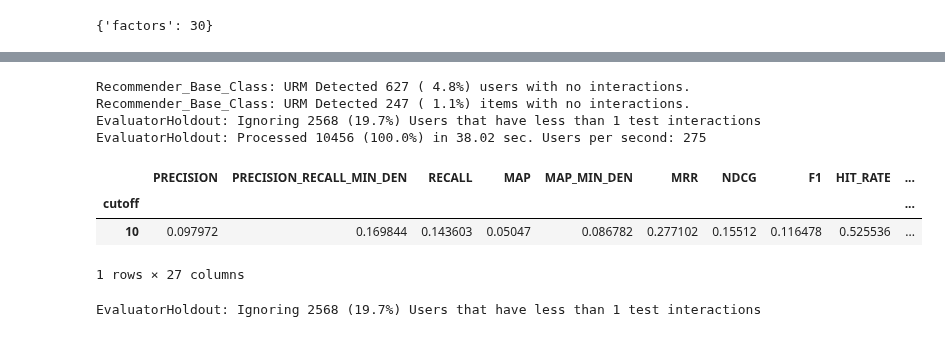
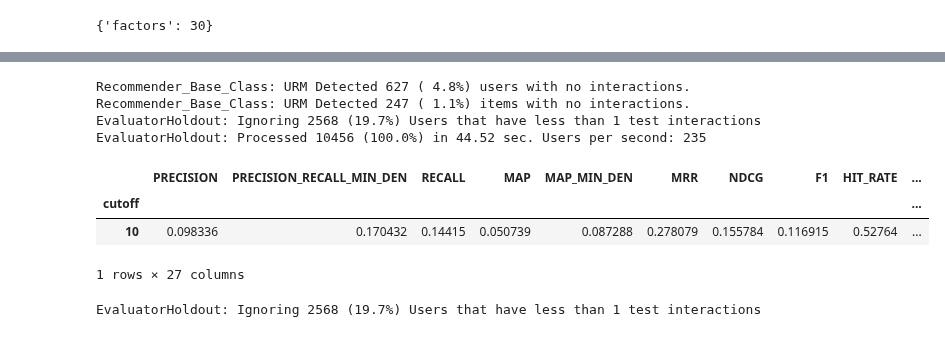
Before and after one commit to CarloSgaravatti/Recsys_Challenge_2023, a Jupyter notebook: challenge_notebooks/linear-combination.ipynb, the cells around one changed output, grey strips where cells are left out. Drawn from its saved outputs; the diff is of its cells as text; code cells hidden in the pictures.

```diff
--- a/challenge_notebooks/linear-combination.ipynb
+++ b/challenge_notebooks/linear-combination.ipynb
@@ -233,6 +259,9 @@ recommender_slim_bpr.load_model('/kaggle/working/Recsys_Challenge_2023/models/',
 recommender_ease_r = EASE_R_Recommender(URM_train)
 recommender_ease_r.load_model('/kaggle/working/Recsys_Challenge_2023/models/', 'ease_r_train_validation.zip')
 
+recommender_ials = IALSRecommender(URM_train)
+recommender_ials.load_model('/kaggle/working/', 'ials_train_validation.zip')
+
 hybrid_similarity = ItemKNNSimilarityHybridRecommender(URM_train, recommender_item.W_sparse, recommender_rp3.W_sparse)
 hybrid_similarity.fit(**params_merging)
 # %% [output]
@@ -323,18 +355,18 @@ EvaluatorHoldout: Processed 10456 (100.0%) in 8.82 sec. Users per second: 1185
 # %%
-weights = [0.5, 0.8, 0.8, 0.05, 0.01, 0.005, 0.005, 0.005]
-recommenders = [recommender_item, recommender_rp3, recommender_p3a, recommender_ease_r, recommender_user, recommender_pure_svd_item, recommender_nmf, recommender_slim_bpr]
+weights = [0.5, 0.8, 0.8, 0.1, 0.05, 0.01, 0.005, 0.005, 0.005]
+recommenders = [recommender_item, recommender_rp3, recommender_p3a, recommender_ials, recommender_ease_r, recommender_user, recommender_pure_svd_item, recommender_nmf, recommender_slim_bpr]
 linear_combinator = LinearCombinationRecommender(URM_train, recommenders, weights)
 evaluator = EvaluatorHoldout(URM_test_complete, cutoff_list=[10])
 result_df, _ = evaluator.evaluateRecommender(linear_combinator)
 display(result_df)
 # %% [output]
 Recommender_Base_Class: URM Detected 627 ( 4.8%) users with no interactions.
 Recommender_Base_Class: URM Detected 247 ( 1.1%) items with no interactions.
 EvaluatorHoldout: Ignoring 2568 (19.7%) Users that have less than 1 test interactions
-EvaluatorHoldout: Processed 10456 (100.0%) in 38.02 sec. Users per second: 275
+EvaluatorHoldout: Processed 10456 (100.0%) in 44.52 sec. Users per second: 235
 |  | PRECISION | PRECISION_RECALL_MIN_DEN | RECALL | MAP | MAP_MIN_DEN | MRR | NDCG | F1 | HIT_RATE | ... |
 | cutoff |  |  |  |  |  |  |  |  |  | ... |
-| 10 | 0.097972 | 0.169844 | 0.143603 | 0.05047 | 0.086782 | 0.277102 | 0.15512 | 0.116478 | 0.525536 | ... |
+| 10 | 0.098336 | 0.170432 | 0.14415 | 0.050739 | 0.087288 | 0.278079 | 0.155784 | 0.116915 | 0.52764 | ... |
 1 rows × 27 columns
 # %%
 evaluator = EvaluatorHoldout(URM_test_complete, cutoff_list=[10])
```
Also changed, not shown: parts of 15 cells of this notebook.
